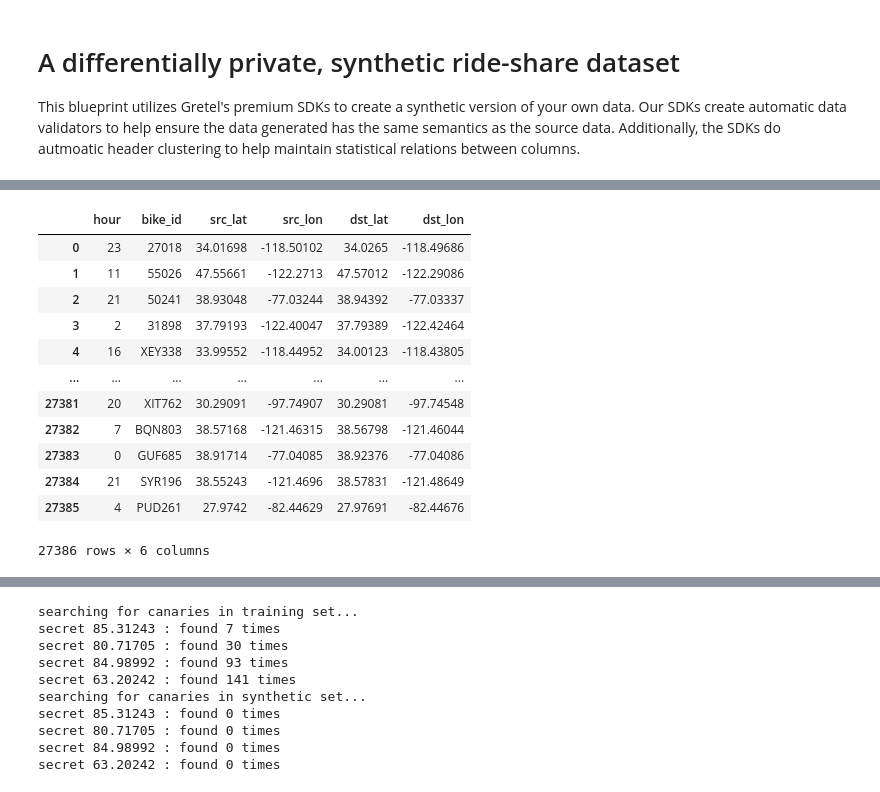
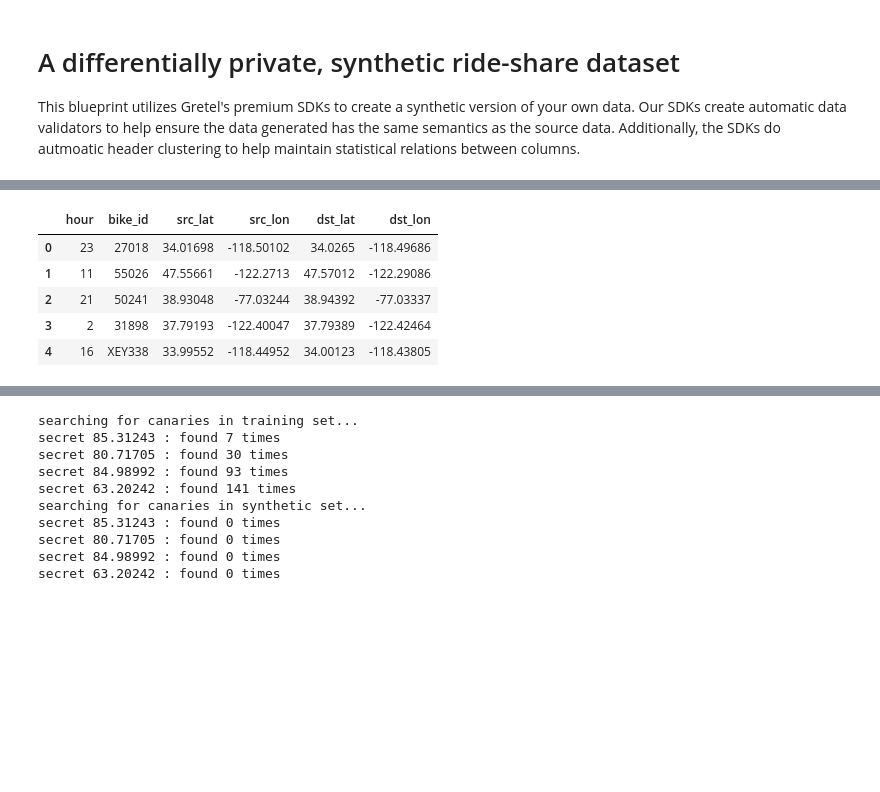
Before and after one commit to gretelai/gretel-blueprints, a Jupyter notebook: docs/notebooks/synthetic_data_uber_differential_privacy.ipynb, the cells around one changed output, grey strips where cells are left out. Drawn from its saved outputs; the diff is of its cells as text; code cells hidden in the pictures; blank space fills up the shorter version.

```diff
--- a/docs/notebooks/synthetic_data_uber_differential_privacy.ipynb
+++ b/docs/notebooks/synthetic_data_uber_differential_privacy.ipynb
@@ -29,26 +23,12 @@ INFO pkg_installers.py: Finished installing Gretel packages
 # %%
 # Load and preview dataset
-
-import logging
-import pandas as pd
-
-
-logging.basicConfig(level=logging.DEBUG)
-
 dataset_path = 'https://gretel-public-website.s3.amazonaws.com/datasets/uber_dataset_with_canaries.csv'
 training_df = pd.read_csv(dataset_path).round(5)
-training_df
+training_df.head()
 # %% [output]
 |  | hour | bike_id | src_lat | src_lon | dst_lat | dst_lon |
 | 0 | 23 | 27018 | 34.01698 | -118.50102 | 34.0265 | -118.49686 |
 | 1 | 11 | 55026 | 47.55661 | -122.2713 | 47.57012 | -122.29086 |
 | 2 | 21 | 50241 | 38.93048 | -77.03244 | 38.94392 | -77.03337 |
 | 3 | 2 | 31898 | 37.79193 | -122.40047 | 37.79389 | -122.42464 |
 | 4 | 16 | XEY338 | 33.99552 | -118.44952 | 34.00123 | -118.43805 |
-| ... | ... | ... | ... | ... | ... | ... |
-| 27381 | 20 | XIT762 | 30.29091 | -97.74907 | 30.29081 | -97.74548 |
-| 27382 | 7 | BQN803 | 38.57168 | -121.46315 | 38.56798 | -121.46044 |
-| 27383 | 0 | GUF685 | 38.91714 | -77.04085 | 38.92376 | -77.04086 |
-| 27384 | 21 | SYR196 | 38.55243 | -121.4696 | 38.57831 | -121.48649 |
-| 27385 | 4 | PUD261 | 27.9742 | -82.44629 | 27.97691 | -82.44676 |
-27386 rows × 6 columns
```
Also changed, not shown: parts of 8 cells of this notebook.
